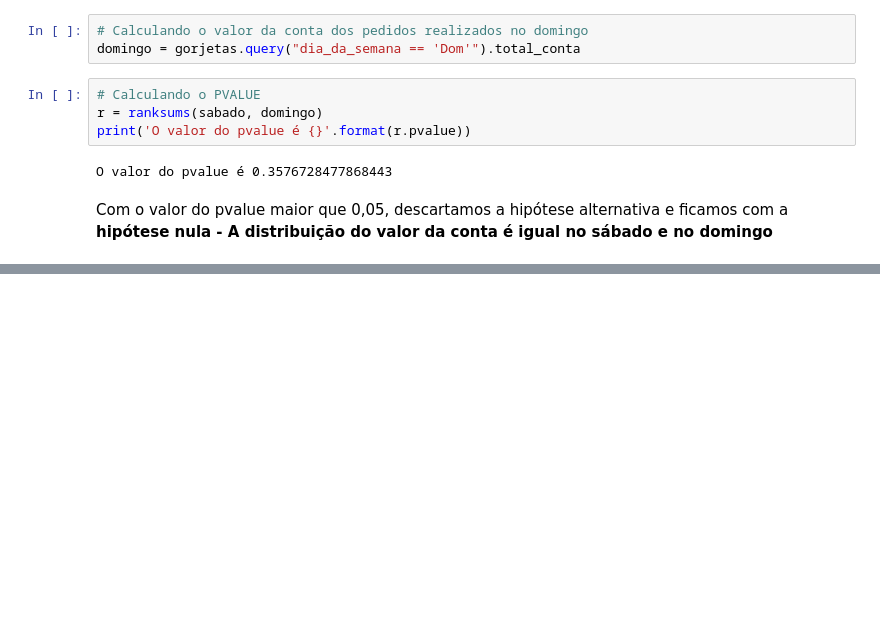
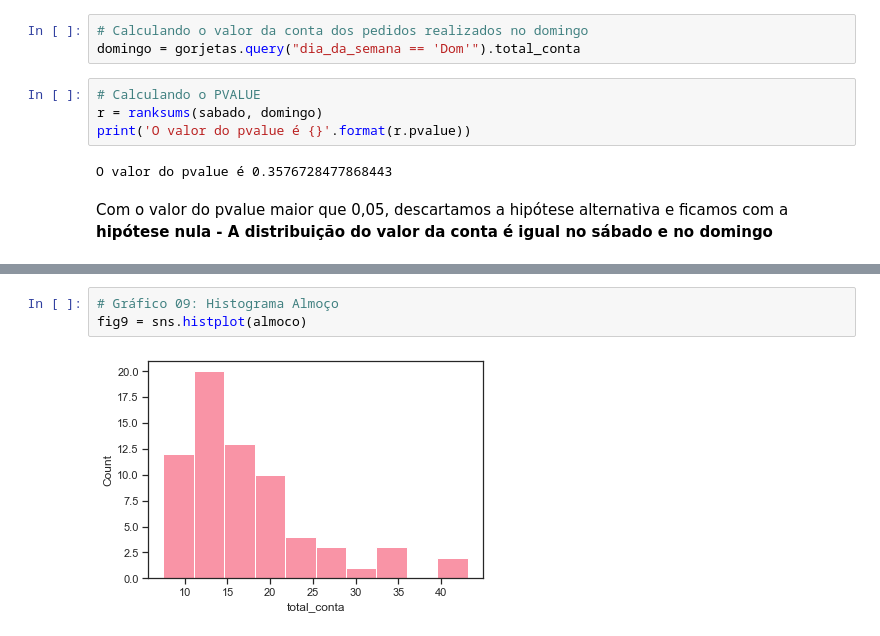
Before and after one commit to nsfoliveira/Projeto02_Gorjeta_EDAcomSeaborn, a Jupyter notebook: EDA_Gorjetas.ipynb, the cells around one changed output, grey strips where cells are left out. Drawn from its saved outputs; the diff is of its cells as text; blank space fills up the shorter version.

```diff
--- a/EDA_Gorjetas.ipynb
+++ b/EDA_Gorjetas.ipynb
@@ -355,0 +379,5 @@ Com o valor do pvalue maior que 0,05, descartamos a hipótese alternativa e fica
+# %%
+# Gráfico 09: Histograma Almoço
+fig9 = sns.histplot(almoco)
+# %% [output]
+[figure, added]
```
Also changed, not shown: parts of 24 cells of this notebook.
